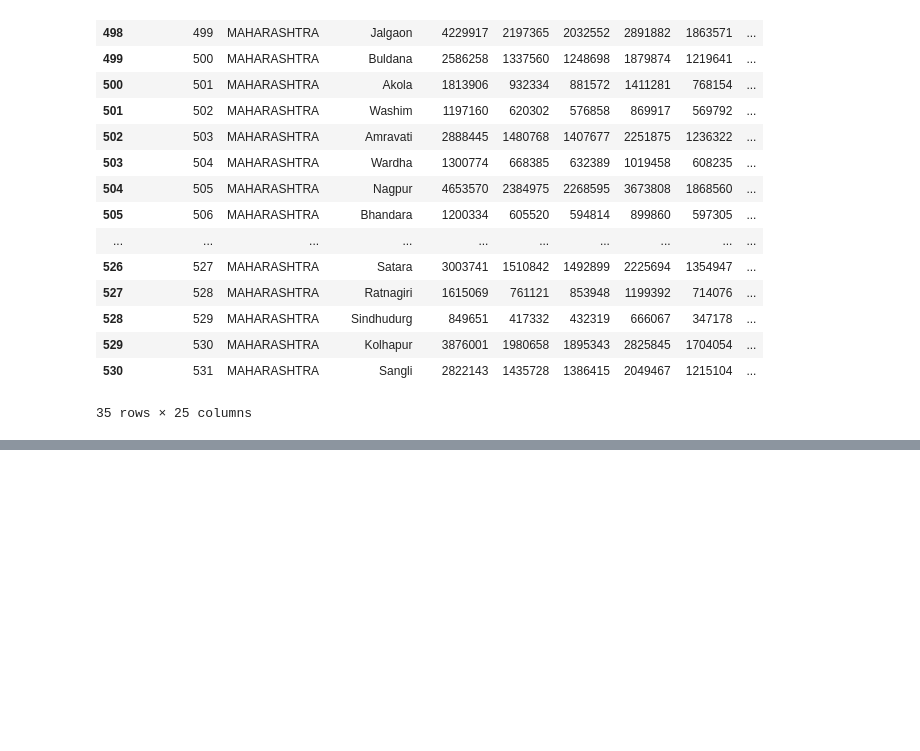
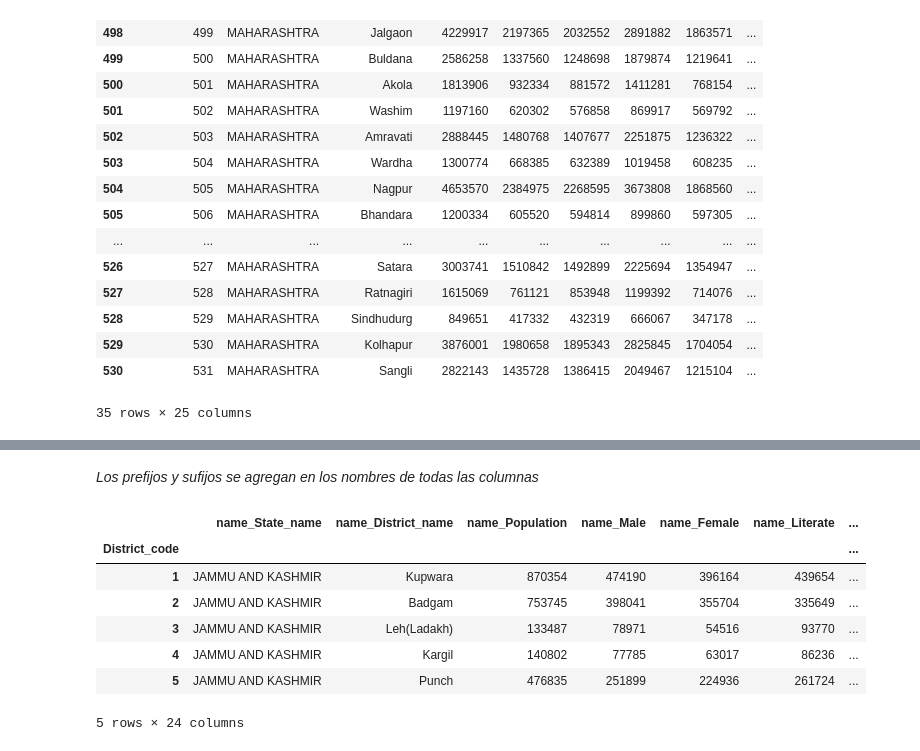
Before and after one commit to MkCst/Data-analysis, a Jupyter notebook: A6IndiaCensus.ipynb, the cells around one changed output, grey strips where cells are left out. Cells and saved outputs as stored; diff of their text form; code cells hidden in the pictures; blank space fills up the shorter version.

```diff
--- a/A6IndiaCensus.ipynb
+++ b/A6IndiaCensus.ipynb
@@ -228,0 +274,15 @@ df[df.State_name=='MAHARASHTRA']
+# %% [markdown]
+_Los prefijos y sufijos se agregan en los nombres de todas las columnas_
+# %%
+newdf = df.add_prefix('name_')
+# %%
+newdf.head()
+# %% [output]
+|  | name_State_name | name_District_name | name_Population | name_Male | name_Female | name_Literate | ... |
+| District_code |  |  |  |  |  |  | ... |
+| 1 | JAMMU AND KASHMIR | Kupwara | 870354 | 474190 | 396164 | 439654 | ... |
+| 2 | JAMMU AND KASHMIR | Badgam | 753745 | 398041 | 355704 | 335649 | ... |
+| 3 | JAMMU AND KASHMIR | Leh(Ladakh) | 133487 | 78971 | 54516 | 93770 | ... |
+| 4 | JAMMU AND KASHMIR | Kargil | 140802 | 77785 | 63017 | 86236 | ... |
+| 5 | JAMMU AND KASHMIR | Punch | 476835 | 251899 | 224936 | 261724 | ... |
+5 rows × 24 columns
```
Also changed, not shown: parts of 6 cells of this notebook.
